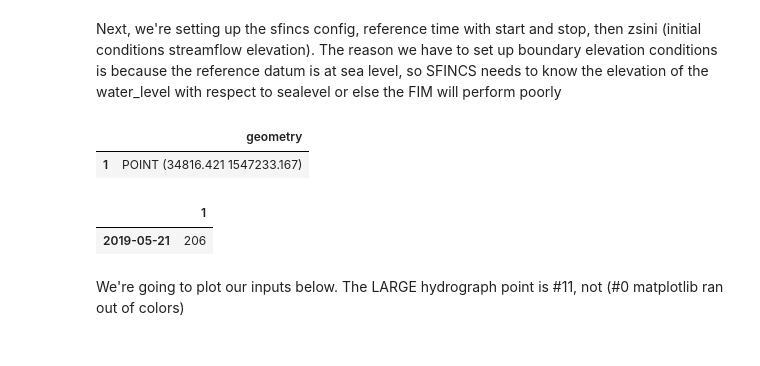
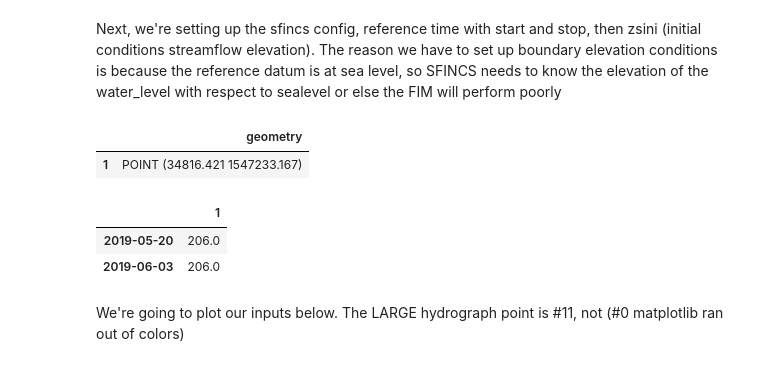
Before and after one commit to taddyb/near_real-time_sfincs, a Jupyter notebook: notebooks/01_build_sfincs_from_nwm.ipynb, the cells around one changed output. Saved outputs shown, nothing was run; the diff lists cells and outputs as text; code cells hidden in the pictures.

Commit message:
adding empty plot solution using time series of bzs/bnd

```diff
--- a/notebooks/01_build_sfincs_from_nwm.ipynb
+++ b/notebooks/01_build_sfincs_from_nwm.ipynb
@@ -209,29 +211,33 @@ Next, we're setting up the sfincs config, reference time with start and stop, th
 # %%
 sf.setup_config(
     **{
         "tref": "20190520 000000",
-        "tstart": "20190521 00000",
+        "tstart": "20190520 000000",
         "tstop": "20190603 000000",
         "zsini": 206.0  # Hardcoded to match domain of interest values
     }
 )
 index = [1]  # NOTE that the index should start at one
 pnts = gpd.points_from_xy(
     [downstream_nexus.geometry.x.values[0]], # TODO CHANGE NAME TO DOWNSTREAM
     [downstream_nexus.geometry.y.values[0]],
 )
 bnd = gpd.GeoDataFrame(index=index, geometry=pnts, crs=downstream_nexus.crs)
 display(bnd)
-time = pd.Timestamp(utils.parse_datetime(sf.config["tstart"]))
-bzs = [[206]] # hard coding the outflow boundary starting value to around the elevation
-bzspd = pd.DataFrame(index=[time], columns=index, data=bzs)
+time = [
+    pd.Timestamp(utils.parse_datetime(sf.config["tstart"])),
+    pd.Timestamp(utils.parse_datetime(sf.config["tstop"]))
+]
+bzs = [[206.0], [206.0]] # hard coding the outflow boundary starting value to around the elevation
+bzspd = pd.DataFrame(index=time, columns=index, data=bzs)
 display(bzspd)
 sf.setup_waterlevel_forcing(timeseries=bzspd, locations=bnd)
 # %% [output]
 |  | geometry |
 | 1 | POINT (34816.421 1547233.167) |
 |  | 1 |
-| 2019-05-21 | 206 |
+| 2019-05-20 | 206.0 |
+| 2019-06-03 | 206.0 |
 # %% [markdown]
 We're going to plot our inputs below. The LARGE hydrograph point is #11, not (#0 matplotlib ran out of colors)
 # %%
```
Also changed, not shown: parts of 4 cells of this notebook, 1 other file.
